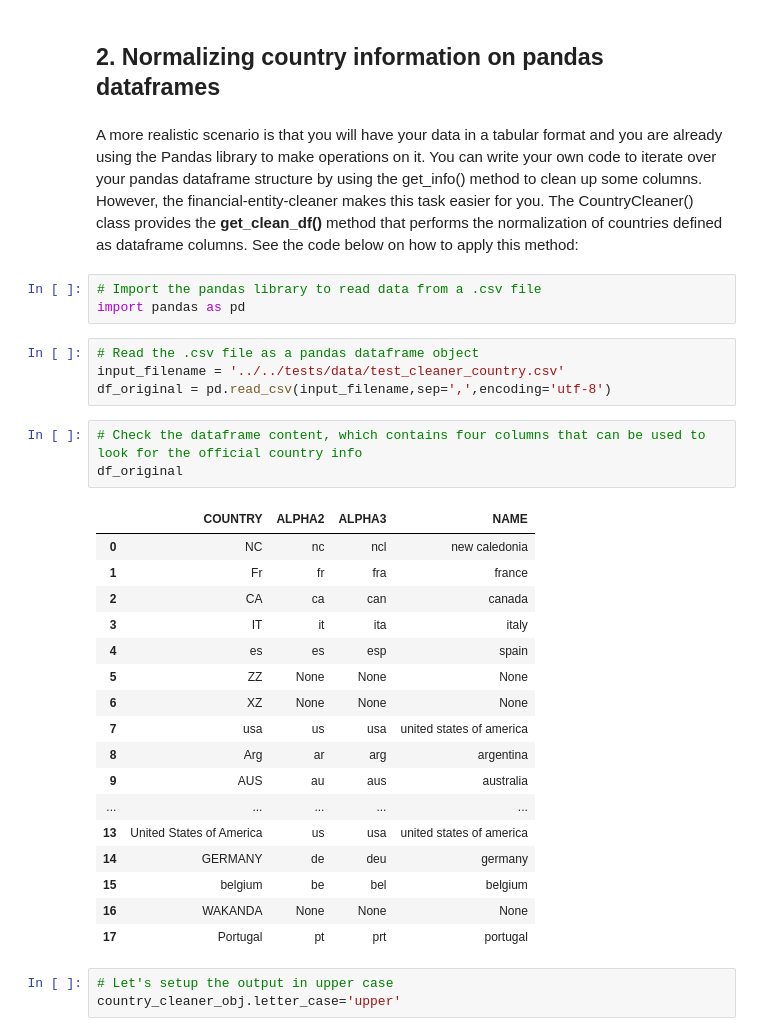
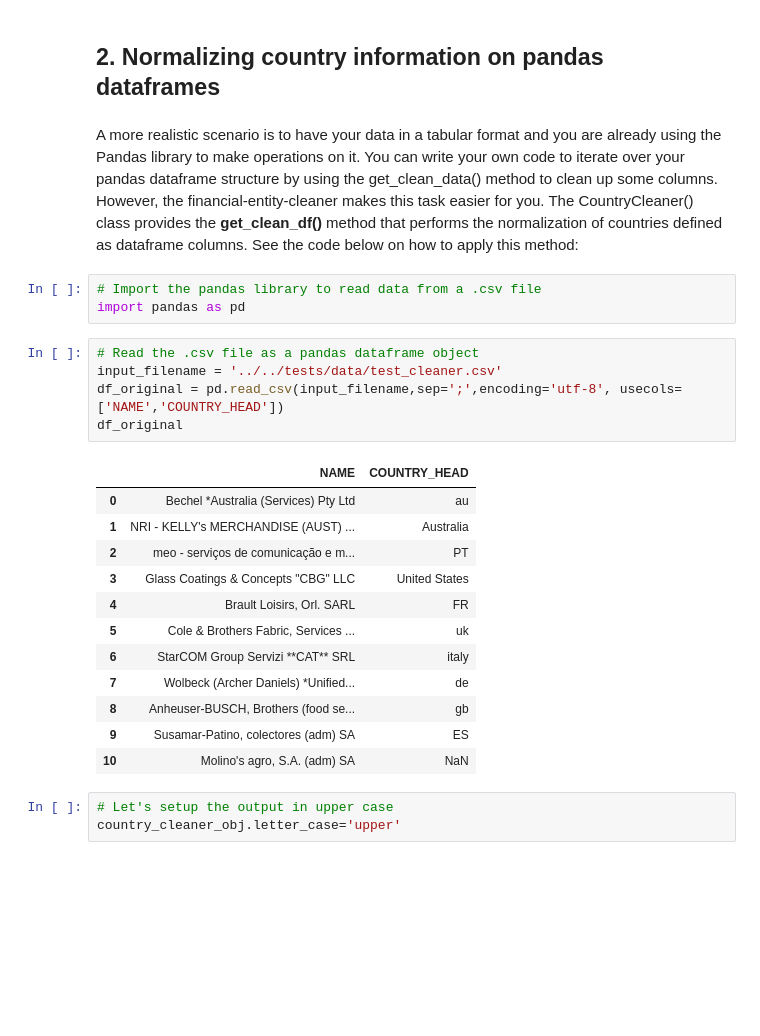
Before and after one commit to os-climate/financial-entity-cleaner, a Jupyter notebook: notebooks/how-to/Normalize country information.ipynb, the cells around one changed output. Cells and saved outputs as stored; diff of their text form; blank space fills up the shorter version.

```diff
--- a/notebooks/how-to/Normalize country information.ipynb
+++ b/notebooks/how-to/Normalize country information.ipynb
@@ -135,35 +145,28 @@ Complete country information: {'iso_name': 'UNITED STATES OF AMERICA', 'iso_alph
 # %% [markdown]
 ## 2. Normalizing country information on pandas dataframes <a id="df"></a>
 # %% [markdown]
-A more realistic scenario is that you will have your data in a tabular format and you are already using the Pandas library to make operations on it. You can write your own code to iterate over your pandas dataframe structure by using the get_info() method to clean up some columns. However, the financial-entity-cleaner makes this task easier for you. The CountryCleaner() class provides the **get_clean_df()** method that performs the normalization of countries defined as dataframe columns. See the code below on how to apply this method:
+A more realistic scenario is to have your data in a tabular format and you are already using the Pandas library to make operations on it. You can write your own code to iterate over your pandas dataframe structure by using the get_clean_data() method to clean up some columns. However, the financial-entity-cleaner makes this task easier for you. The CountryCleaner() class provides the **get_clean_df()** method that performs the normalization of countries defined as dataframe columns. See the code below on how to apply this method:
 # %%
 # Import the pandas library to read data from a .csv file
 import pandas as pd
 # %%
 # Read the .csv file as a pandas dataframe object
-input_filename = '../../tests/data/test_cleaner_country.csv'
-df_original = pd.read_csv(input_filename,sep=',',encoding='utf-8')
+input_filename = '../../tests/data/test_cleaner.csv'
+df_original = pd.read_csv(input_filename,sep=';',encoding='utf-8', usecols=['NAME','COUNTRY_HEAD'])
+df_original
+# %% [output]
+|  | NAME | COUNTRY_HEAD |
+| 0 | Bechel *Australia (Services) Pty Ltd | au |
+| 1 | NRI - KELLY's MERCHANDISE (AUST) ... | Australia |
+| 2 | meo - serviços de comunicação e m... | PT |
+| 3 | Glass Coatings & Concepts "CBG" LLC | United States |
+| 4 | Brault Loisirs, Orl. SARL | FR |
+| 5 | Cole & Brothers Fabric, Services ... | uk |
+| 6 | StarCOM Group Servizi **CAT** SRL | italy |
+| 7 | Wolbeck (Archer Daniels) *Unified... | de |
+| 8 | Anheuser-BUSCH, Brothers (food se... | gb |
+| 9 | Susamar-Patino, colectores (adm) SA | ES |
+| 10 | Molino's agro, S.A. (adm) SA | NaN |
-# %%
-# Check the dataframe content, which contains four columns that can be used to look for the official country info
-df_original
-# %% [output]
-|  | COUNTRY | ALPHA2 | ALPHA3 | NAME |
-| 0 | NC | nc | ncl | new caledonia |
-| 1 | Fr | fr | fra | france |
-| 2 | CA | ca | can | canada |
-| 3 | IT | it | ita | italy |
-| 4 | es | es | esp | spain |
-| 5 | ZZ | None | None | None |
-| 6 | XZ | None | None | None |
-| 7 | usa | us | usa | united states of america |
-| 8 | Arg | ar | arg | argentina |
-| 9 | AUS | au | aus | australia |
-| ... | ... | ... | ... | ... |
-| 13 | United States of America | us | usa | united states of america |
-| 14 | GERMANY | de | deu | germany |
-| 15 | belgium | be | bel | belgium |
-| 16 | WAKANDA | None | None | None |
-| 17 | Portugal | pt | prt | portugal |
 # %%
 # Let's setup the output in upper case
 country_cleaner_obj.letter_case='upper'
```
Also changed, not shown: parts of 37 cells of this notebook.
